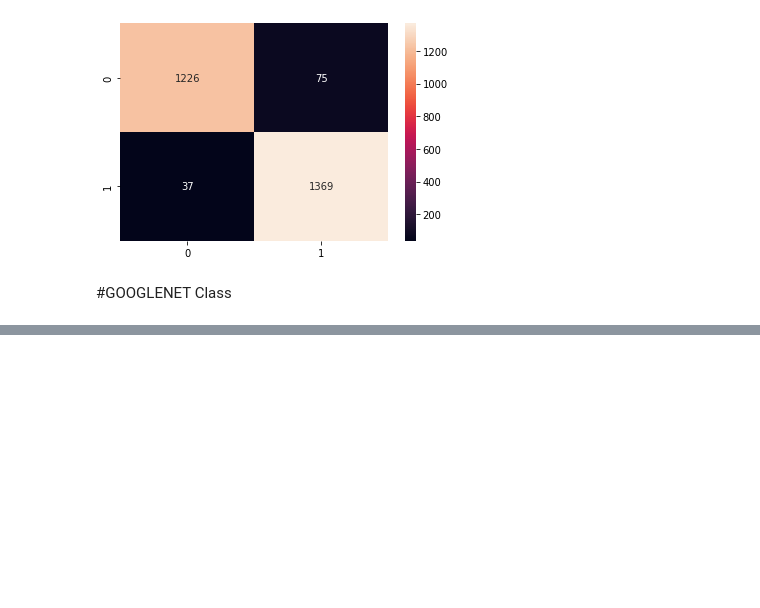
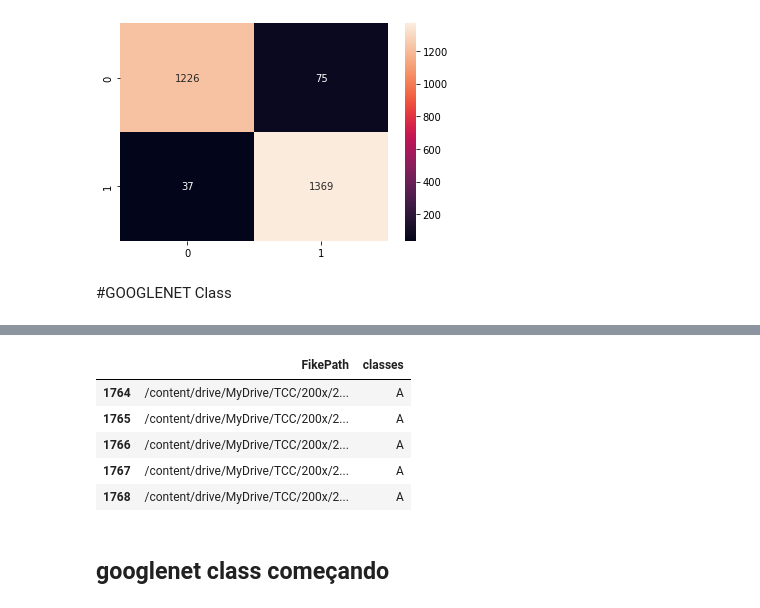
Before and after one commit to RodrigoOBC/TCC-CienciaDados, a Jupyter notebook: TCC_RNS_cru.ipynb, the cells around one changed output, grey strips where cells are left out. Drawn from its saved outputs; the diff is of its cells as text; code cells hidden in the pictures; blank space fills up the shorter version.

```diff
--- a/TCC_RNS_cru.ipynb
+++ b/TCC_RNS_cru.ipynb
@@ -1006,0 +1029,18 @@ Accuracy Score: 0.958625785001847
+# %%
+df_treino_classes = df_treino.drop(columns=['DataSet','Type'])
+df_teste_classes = df_teste.drop(columns=['DataSet','Type'])
+df_treino_classes_200 = df_treino_classes[df_treino_classes['Magnification'] == '200x']
+df_treino_classes_200 = df_treino_classes_200.drop(columns=['Magnification'])
+df_teste_classes_200 = df_teste_classes[df_teste_classes['Magnification'] == '200x']
+df_teste_classes_200 = df_teste_classes_200.drop(columns=['Magnification'])
+# %%
+df_treino_classes_200.head()
+# %% [output]
+|  | FikePath | classes |
+| 1764 | /content/drive/MyDrive/TCC/200x/2... | A |
+| 1765 | /content/drive/MyDrive/TCC/200x/2... | A |
+| 1766 | /content/drive/MyDrive/TCC/200x/2... | A |
+| 1767 | /content/drive/MyDrive/TCC/200x/2... | A |
+| 1768 | /content/drive/MyDrive/TCC/200x/2... | A |
+# %% [markdown]
+## googlenet class começando
```
Also changed, not shown: parts of 19 cells of this notebook.
